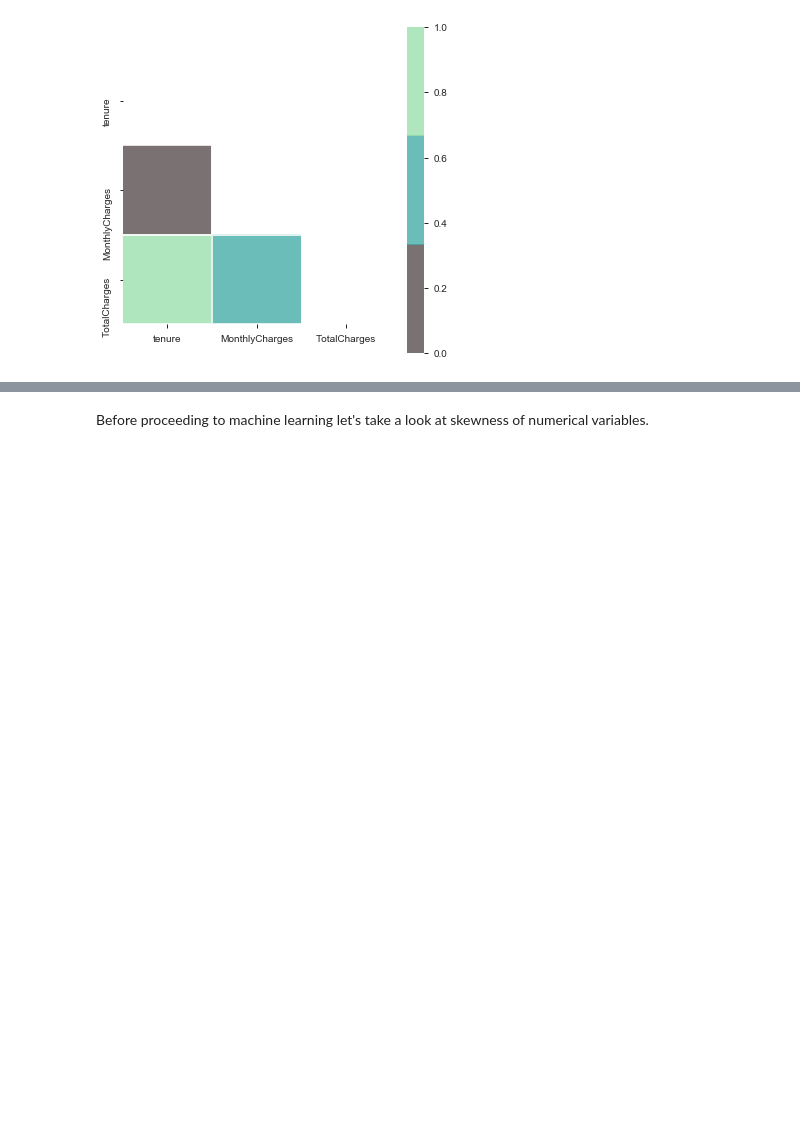
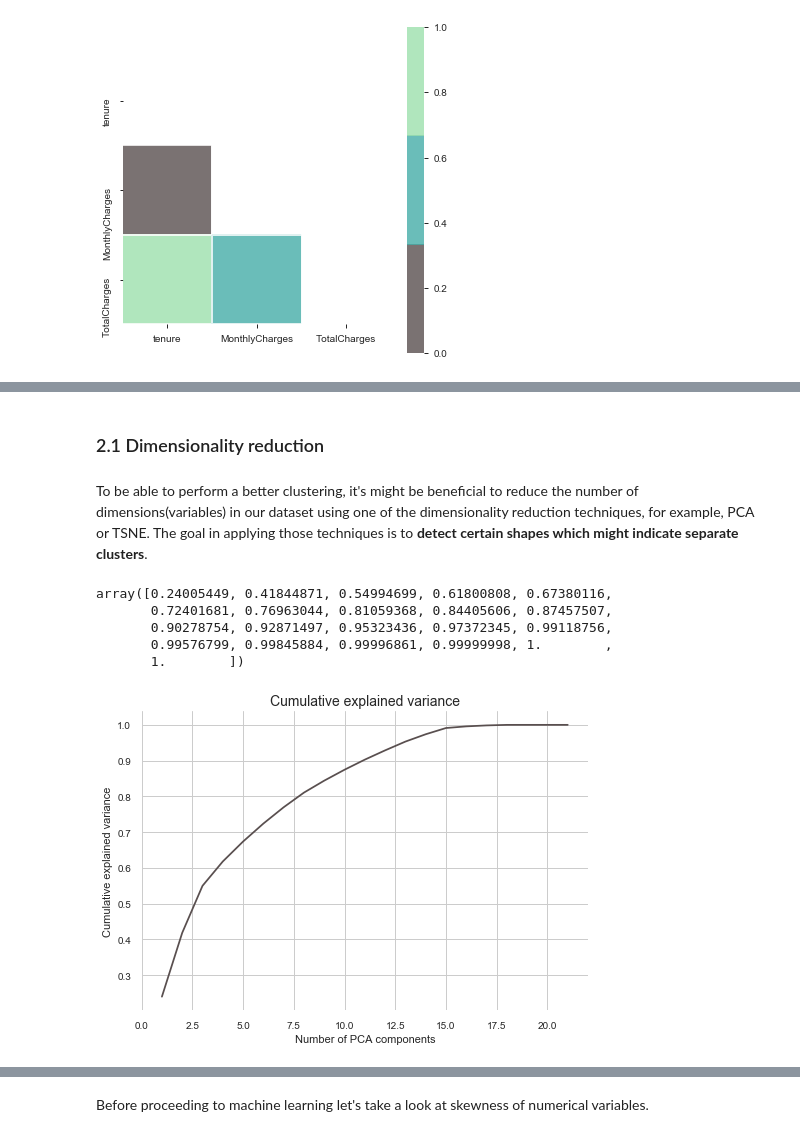
Before and after one commit to kate-chunosova/Personal_projects, a Jupyter notebook: Churn, telecom/Churn_analysis.ipynb, the cells around one changed output, grey strips where cells are left out. Cells and saved outputs as stored; diff of their text form; code cells hidden in the pictures; blank space fills up the shorter version.

```diff
--- a/Churn, telecom/Churn_analysis.ipynb
+++ b/Churn, telecom/Churn_analysis.ipynb
@@ -645,0 +687,29 @@ Some of the numerics are correlated - we will have to check the performance with
+# %% [markdown]
+### 2.1 Dimensionality reduction <a id=dim>
+# %% [markdown]
+To be able to perform a better clustering, it's might be beneficial to reduce the number of dimensions(variables) in our dataset using one of the dimensionality reduction techniques, for example, PCA or TSNE. The goal in applying those techniques is to **detect certain shapes which might indicate separate clusters**.
+# %%
+pca_pipe = Pipeline([('count_encoder', CountEncoder()),
+                    ('scaler', StandardScaler())
+                    ])
+data_prep = pca_pipe.fit_transform(data[data['Churn'] =='Yes'].drop('Churn', axis = 1))
+
+pca = PCA()
+data_pca = pd.DataFrame(pca.fit_transform(data_prep), columns=["PC{}".format(i) for i in range(pca.n_components_)])
+# %%
+# Cumulative explained variance ratio
+pca.explained_variance_ratio_.cumsum()
+# %% [output]
+array([0.24005449, 0.41844871, 0.54994699, 0.61800808, 0.67380116,
+       0.72401681, 0.76963044, 0.81059368, 0.84405606, 0.87457507,
+       0.90278754, 0.92871497, 0.95323436, 0.97372345, 0.99118756,
+       0.99576799, 0.99845884, 0.99996861, 0.99999998, 1.        ,
+       1.        ])
+# %%
+sns.set_style('whitegrid')
+sns.lineplot(x = range(1,22), y= pca.explained_variance_ratio_.cumsum(), color = '#594F4F')
+plt.xlabel('Number of PCA components')
+plt.ylabel('Cumulative explained variance')
+plt.title('Cumulative explained variance', fontsize = 14);
+# %% [output]
+[figure, added]
```
Also changed, not shown: parts of 107 cells of this notebook.
